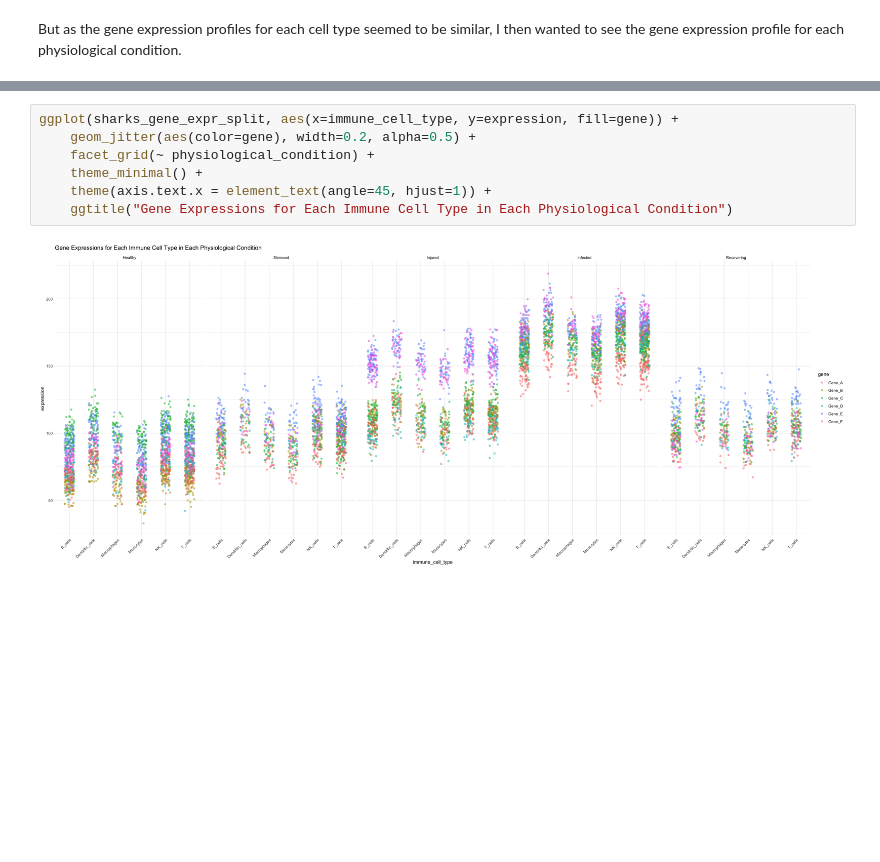
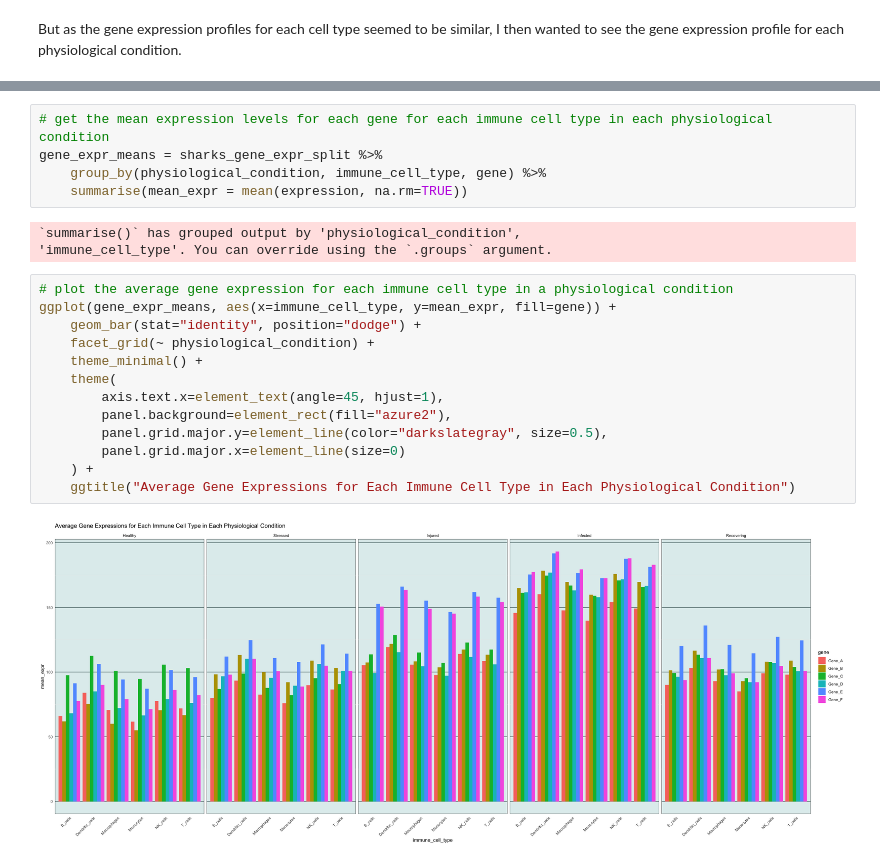
Before and after one commit to Ploenypp/bio-phys-inform_workbooks, a Jupyter notebook: biostats_project/sharks_immunity.ipynb, the cells around one changed output, grey strips where cells are left out. Drawn from its saved outputs; the diff is of its cells as text; blank space fills up the shorter version.

```diff
--- a/biostats_project/sharks_immunity.ipynb
+++ b/biostats_project/sharks_immunity.ipynb
@@ -333,9 +355,23 @@ ggplot(sharks_gene_expr_split, aes(x=immune_cell_type, y=expression, fill=gene))
+# %%
+# get the mean expression levels for each gene for each immune cell type in each physiological condition
+gene_expr_means = sharks_gene_expr_split %>%
+    group_by(physiological_condition, immune_cell_type, gene) %>%
+    summarise(mean_expr = mean(expression, na.rm=TRUE))
+# %% [output]
+`summarise()` has grouped output by 'physiological_condition',
+'immune_cell_type'. You can override using the `.groups` argument.
 # %%
-ggplot(sharks_gene_expr_split, aes(x=immune_cell_type, y=expression, fill=gene)) +
-    geom_jitter(aes(color=gene), width=0.2, alpha=0.5) +
+# plot the average gene expression for each immune cell type in a physiological condition
+ggplot(gene_expr_means, aes(x=immune_cell_type, y=mean_expr, fill=gene)) +
+    geom_bar(stat="identity", position="dodge") +
     facet_grid(~ physiological_condition) +
     theme_minimal() +
-    theme(axis.text.x = element_text(angle=45, hjust=1)) +
-    ggtitle("Gene Expressions for Each Immune Cell Type in Each Physiological Condition")
+    theme(
+        axis.text.x=element_text(angle=45, hjust=1),
+        panel.background=element_rect(fill="azure2"),
+        panel.grid.major.y=element_line(color="darkslategray", size=0.5),
+        panel.grid.major.x=element_line(size=0)
+    ) +
+    ggtitle("Average Gene Expressions for Each Immune Cell Type in Each Physiological Condition")
 # %% [output]
-[figure, old version]
+[figure, new version]
```
Also changed, not shown: parts of 18 cells of this notebook.
